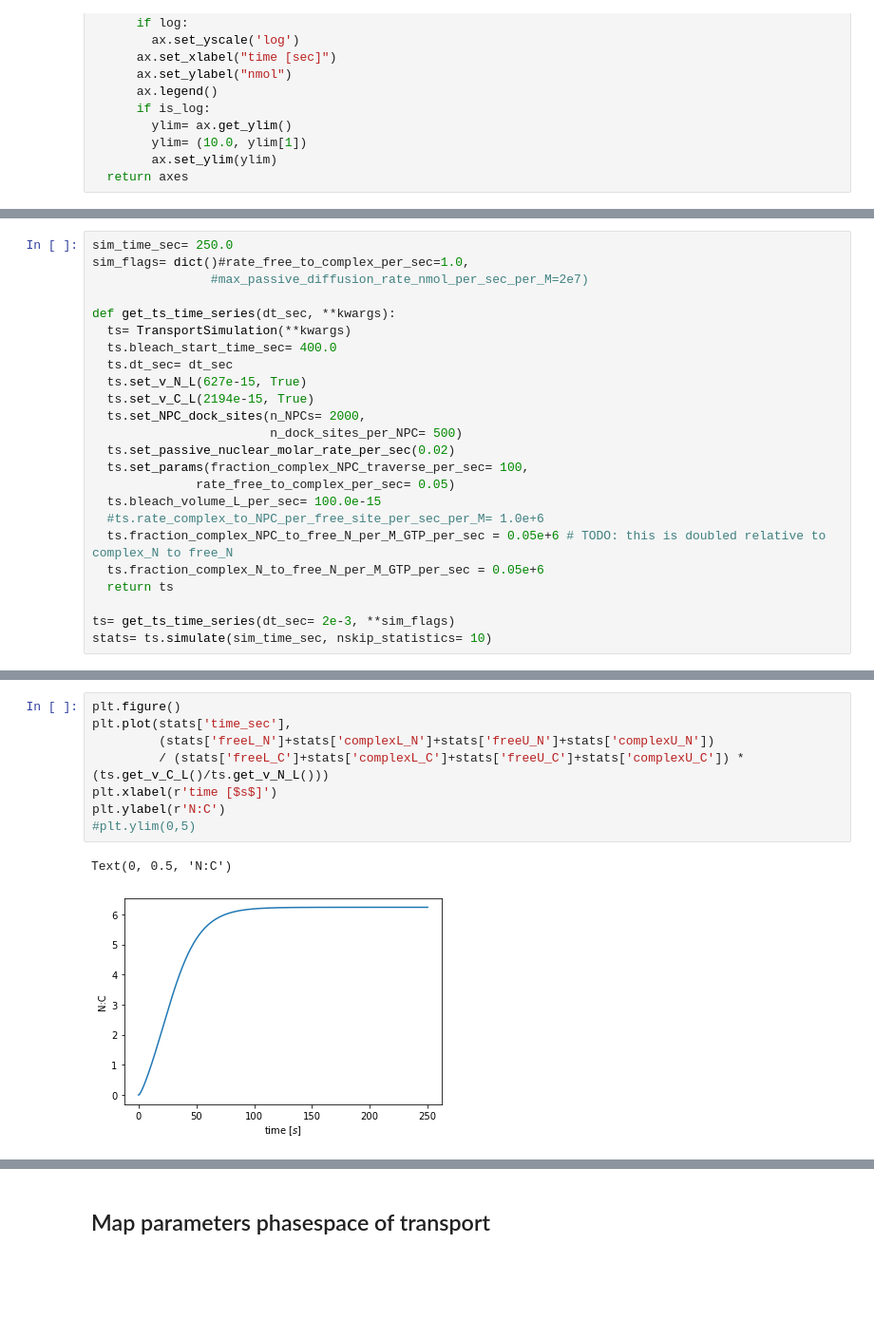
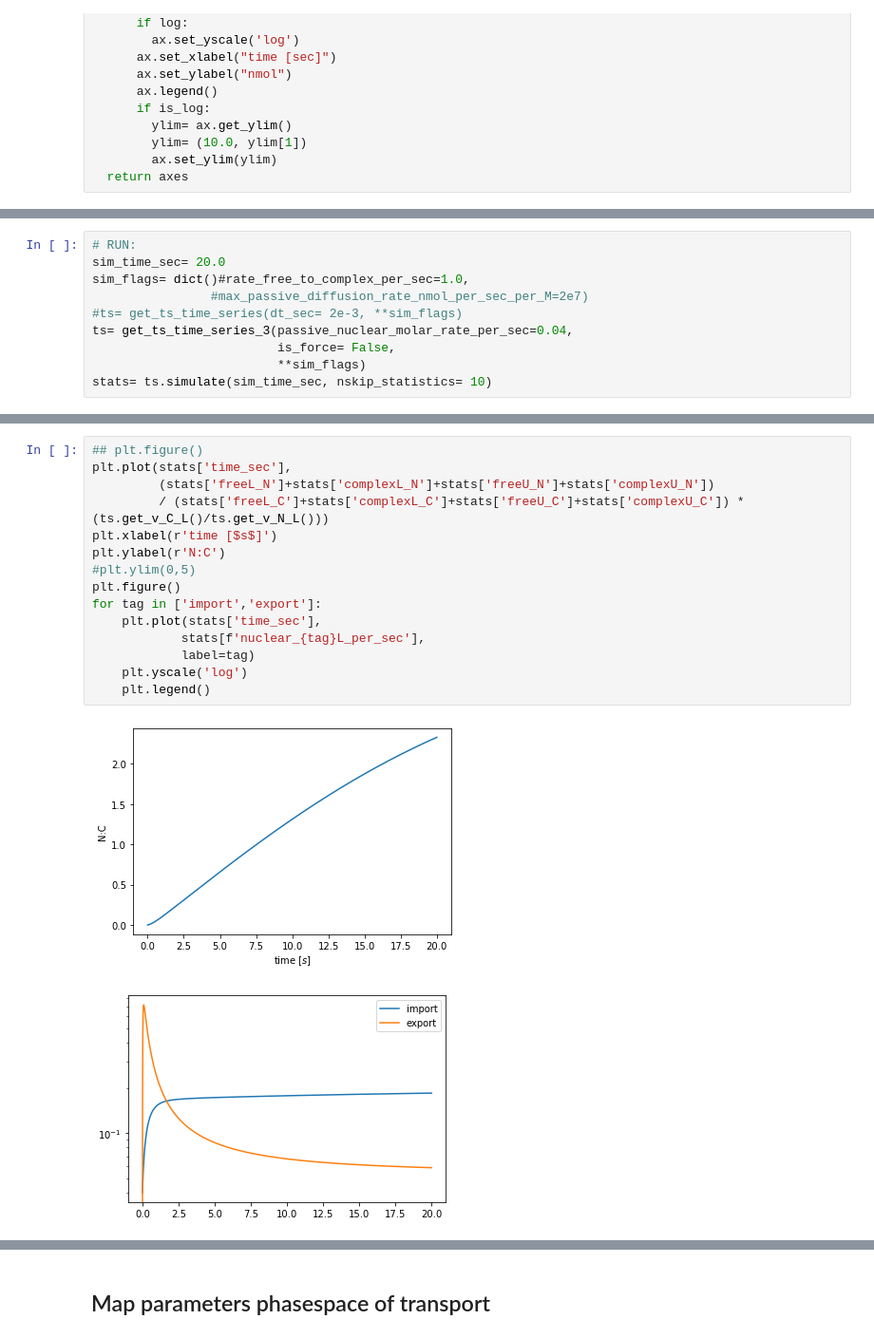
Before and after one commit to ravehlab/npctransport_kinetic, a Jupyter notebook: NPC_FLIP_simulations.ipynb, the cells around one changed output, grey strips where cells are left out. Shown at 95% size. Drawn from its saved outputs; the diff is of its cells as text; blank space fills up the shorter version.

Commit message:
param adjustment + misc

```diff
--- a/NPC_FLIP_simulations.ipynb
+++ b/NPC_FLIP_simulations.ipynb
@@ -121,24 +108,0 @@ def get_ts_time_series(dt_sec, **kwargs):
-# %%
-sim_time_sec= 250.0
-sim_flags= dict()#rate_free_to_complex_per_sec=1.0,
-                #max_passive_diffusion_rate_nmol_per_sec_per_M=2e7)
-
-def get_ts_time_series(dt_sec, **kwargs):
-  ts= TransportSimulation(**kwargs)
-  ts.bleach_start_time_sec= 400.0
-  ts.dt_sec= dt_sec
-  ts.set_v_N_L(627e-15, True)
-  ts.set_v_C_L(2194e-15, True)
-  ts.set_NPC_dock_sites(n_NPCs= 2000,
-                        n_dock_sites_per_NPC= 500)
-  ts.set_passive_nuclear_molar_rate_per_sec(0.02)
-  ts.set_params(fraction_complex_NPC_traverse_per_sec= 100,
-              rate_free_to_complex_per_sec= 0.05)
-  ts.bleach_volume_L_per_sec= 100.0e-15
-  #ts.rate_complex_to_NPC_per_free_site_per_sec_per_M= 1.0e+6
-  ts.fraction_complex_NPC_to_free_N_per_M_GTP_per_sec = 0.05e+6 # TODO: this is doubled relative to complex_N to free_N
-  ts.fraction_complex_N_to_free_N_per_M_GTP_per_sec = 0.05e+6
-  return ts
-
-ts= get_ts_time_series(dt_sec= 2e-3, **sim_flags)
-stats= ts.simulate(sim_time_sec, nskip_statistics= 10)
@@ -144,0 +189,10 @@ stats= ts.simulate(sim_time_sec, nskip_statistics= 10)
+# %%
+# RUN:
+sim_time_sec= 20.0
+sim_flags= dict()#rate_free_to_complex_per_sec=1.0,
+                #max_passive_diffusion_rate_nmol_per_sec_per_M=2e7)
+#ts= get_ts_time_series(dt_sec= 2e-3, **sim_flags)
+ts= get_ts_time_series_3(passive_nuclear_molar_rate_per_sec=0.04,
+                         is_force= False,
+                         **sim_flags)
+stats= ts.simulate(sim_time_sec, nskip_statistics= 10)
@@ -169,11 +229,18 @@ ax= plot_simulation_attributes(
 # %%
-plt.figure()
+## plt.figure()
 plt.plot(stats['time_sec'],
          (stats['freeL_N']+stats['complexL_N']+stats['freeU_N']+stats['complexU_N'])
          / (stats['freeL_C']+stats['complexL_C']+stats['freeU_C']+stats['complexU_C']) * (ts.get_v_C_L()/ts.get_v_N_L()))
 plt.xlabel(r'time [$s$]')
 plt.ylabel(r'N:C')
 #plt.ylim(0,5)
+plt.figure()
+for tag in ['import','export']:
+    plt.plot(stats['time_sec'],
+            stats[f'nuclear_{tag}L_per_sec'],
+            label=tag)
+    plt.yscale('log')
+    plt.legend()
 # %% [output]
-Text(0, 0.5, 'N:C')
-[figure, old version]
+[figure, new version]
+[figure, added]
```
Also changed, not shown: parts of 22 cells of this notebook, 1 other file.
